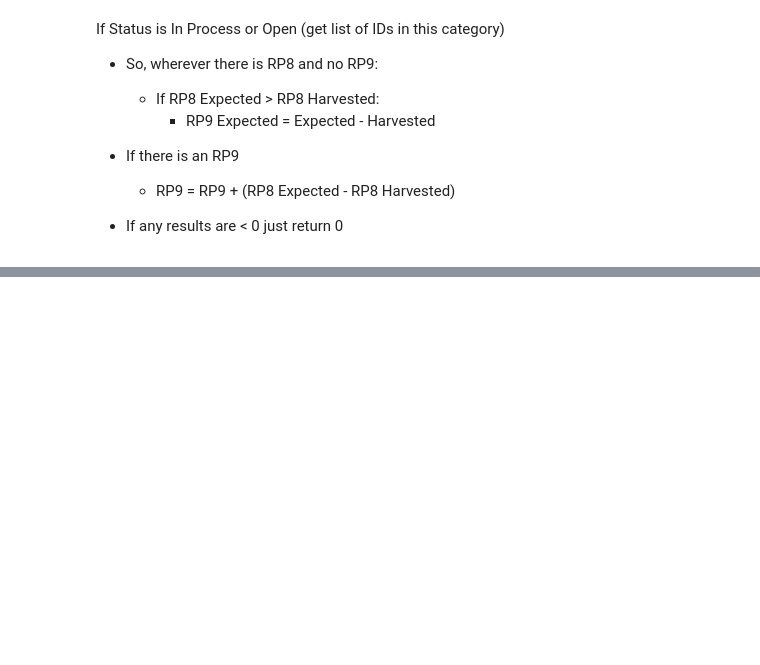
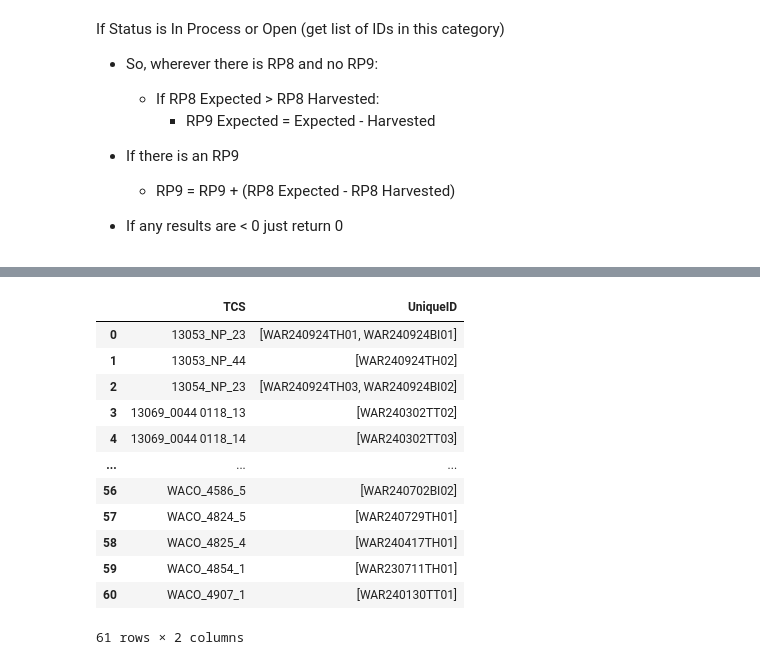
Before and after one commit to BilyBrown/sqlite3-tutorial, a Jupyter notebook: create_war_tables.ipynb, the cells around one changed output, grey strips where cells are left out. Saved outputs shown, nothing was run; the diff lists cells and outputs as text; code cells hidden in the pictures; blank space fills up the shorter version.

```diff
--- a/create_war_tables.ipynb
+++ b/create_war_tables.ipynb
@@ -464,0 +488,18 @@ If Status is In Process or Open (get list of IDs in this category)
+# %%
+grouped_activities = war_inprog.groupby('TCS')['UniqueID'].apply(list).reset_index()
+# %%
+grouped_activities
+# %% [output]
+|  | TCS | UniqueID |
+| 0 | 13053_NP_23 | [WAR240924TH01, WAR240924BI01] |
+| 1 | 13053_NP_44 | [WAR240924TH02] |
+| 2 | 13054_NP_23 | [WAR240924TH03, WAR240924BI02] |
+| 3 | 13069_0044 0118_13 | [WAR240302TT02] |
+| 4 | 13069_0044 0118_14 | [WAR240302TT03] |
+| ... | ... | ... |
+| 56 | WACO_4586_5 | [WAR240702BI02] |
+| 57 | WACO_4824_5 | [WAR240729TH01] |
+| 58 | WACO_4825_4 | [WAR240417TH01] |
+| 59 | WACO_4854_1 | [WAR230711TH01] |
+| 60 | WACO_4907_1 | [WAR240130TT01] |
+61 rows × 2 columns
```
Also changed, not shown: parts of 12 cells of this notebook.
